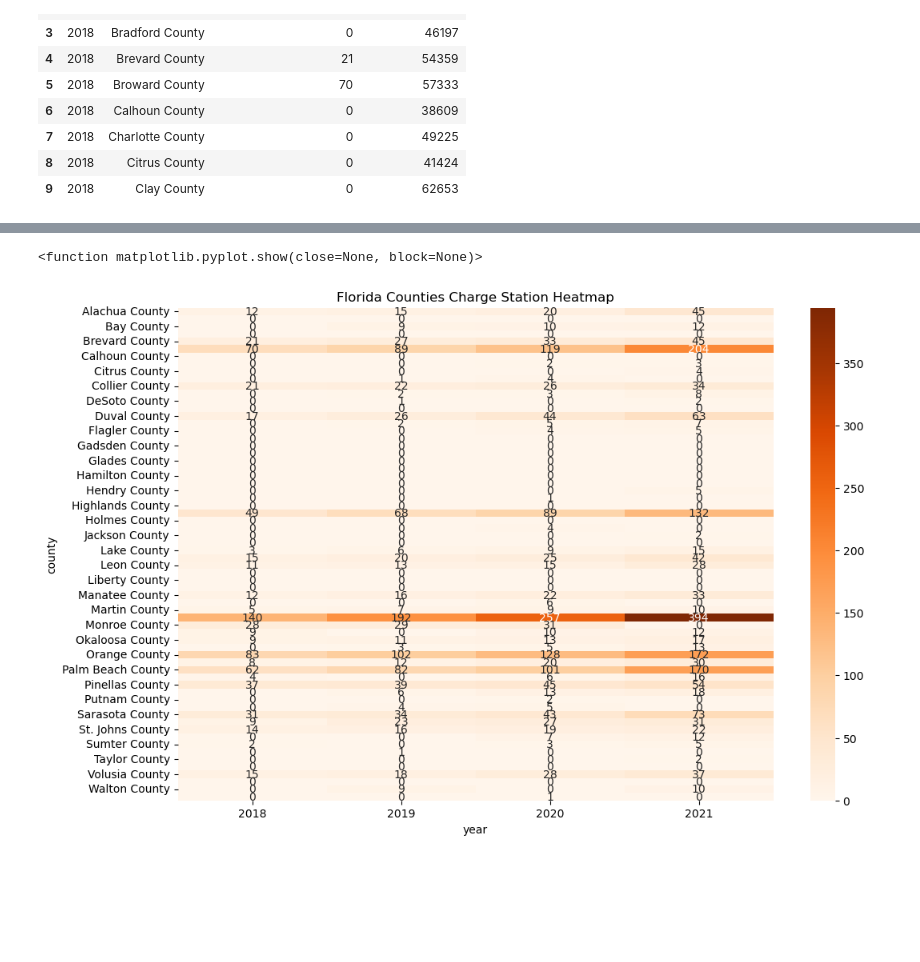
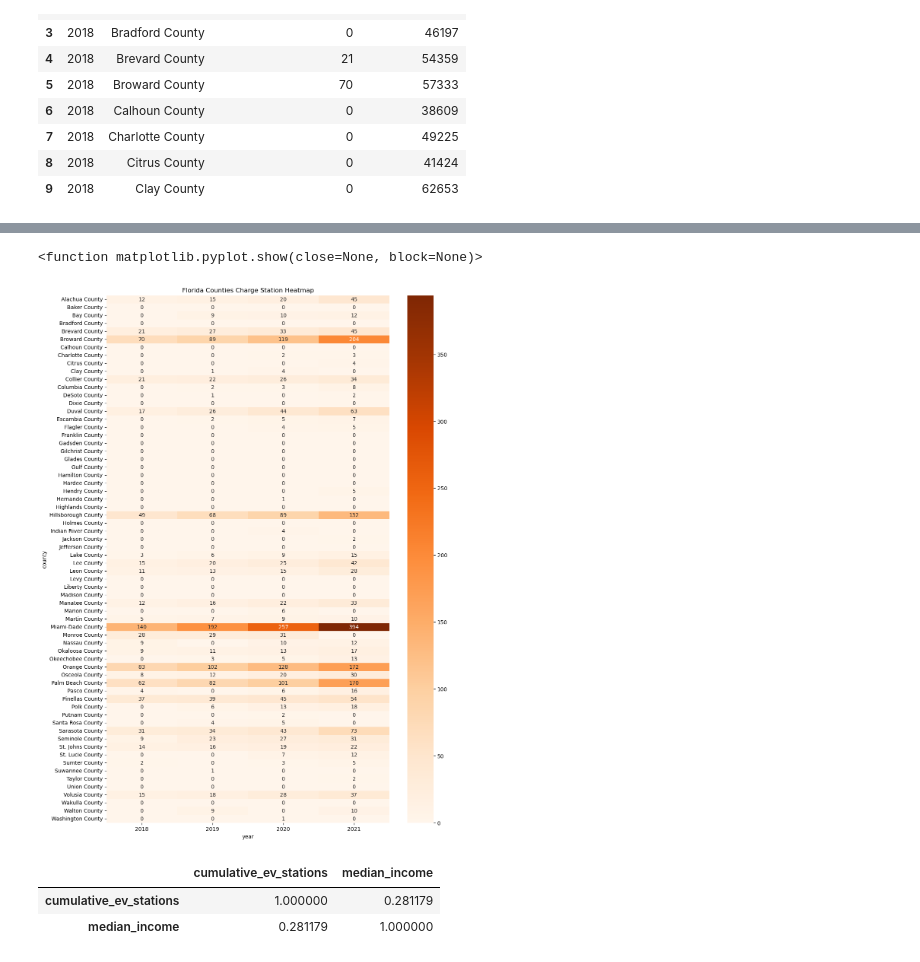
Before and after one commit to rune-encoder/Project-1, a Jupyter notebook: notebooks/individual_work/bryce_exploration/Data Cleaning/FL_Income_DataVis.ipynb, the cells around one changed output, grey strips where cells are left out. Cells and saved outputs as stored; diff of their text form; code cells hidden in the pictures; blank space fills up the shorter version.

```diff
--- a/notebooks/individual_work/bryce_exploration/Data Cleaning/FL_Income_DataVis.ipynb
+++ b/notebooks/individual_work/bryce_exploration/Data Cleaning/FL_Income_DataVis.ipynb
@@ -114,10 +123,27 @@ plt.show
 # %%
 #Generate Heatmap to chart charging station infrastructure by year per county
 fl_charge_pivot = fl_ev_df.pivot_table(index="county", columns="year", values= "cumulative_ev_stations")
-plt.figure(figsize=(12,8))
+y_labels_charge = fl_ev_df["county"]
+plt.figure(figsize=(12,18))
+plt.yticks(ticks=range(len(y_labels_charge)), labels=y_labels_charge, fontsize=10)
 sns.heatmap(fl_charge_pivot, cmap="Oranges", annot=True, fmt=".0f")
 plt.title("Florida Counties Charge Station Heatmap")
+
+#Export and save figure
+file_name = "fl_county_charging_vis.png"
+file_path = Path(f"../../../../reports/figures/income_by_county/{file_name}")
+
+plt.savefig(file_path)
+
 plt.show
 # %% [output]
 <function matplotlib.pyplot.show(close=None, block=None)>
-[figure, old version]
+[figure, new version]
+# %%
+#Limited Correlation
+
+fl_ev_df[["cumulative_ev_stations","median_income"]].corr()
+# %% [output]
+|  | cumulative_ev_stations | median_income |
+| cumulative_ev_stations | 1.000000 | 0.281179 |
+| median_income | 0.281179 | 1.000000 |
```
Also changed, not shown: parts of 1 cell of this notebook, 8 other files.
